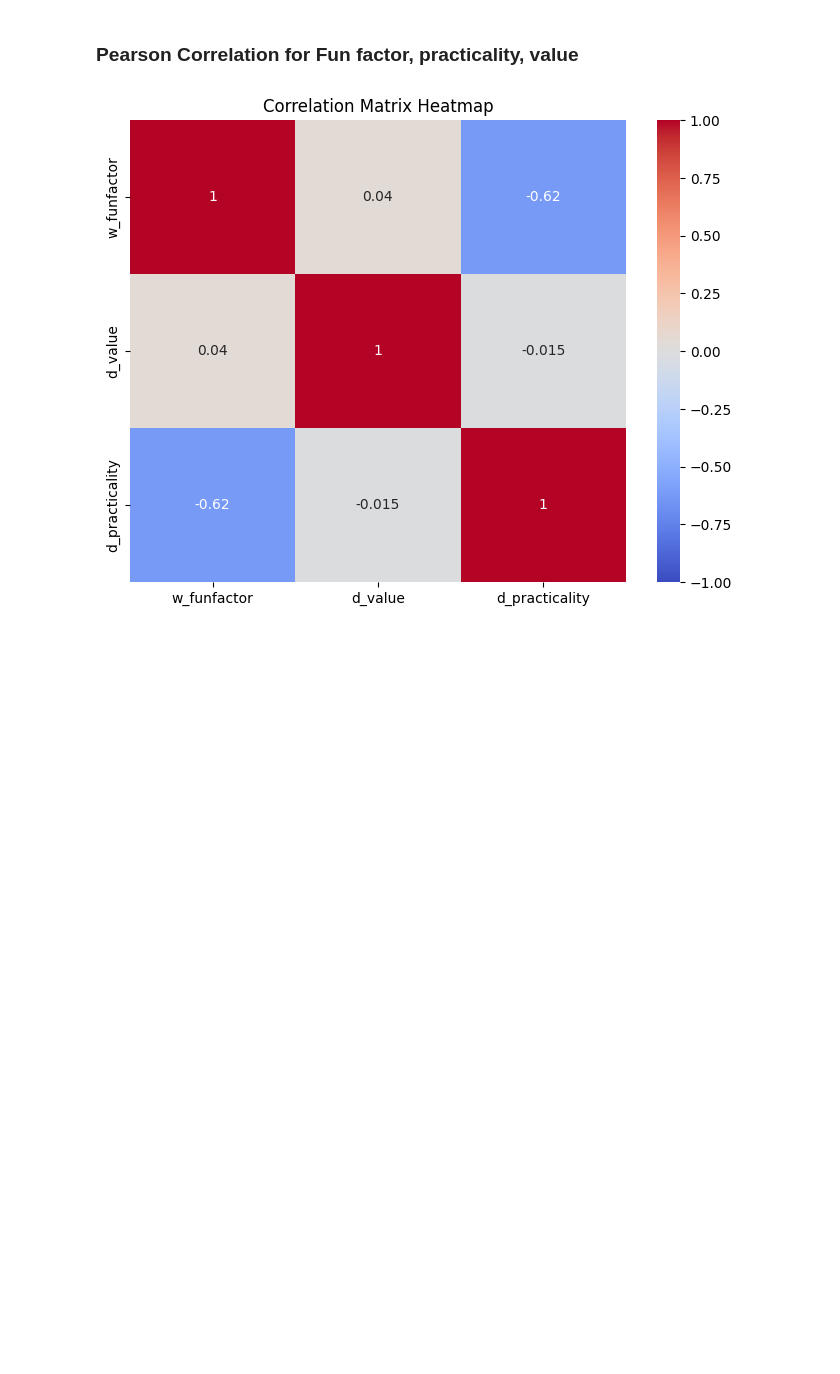
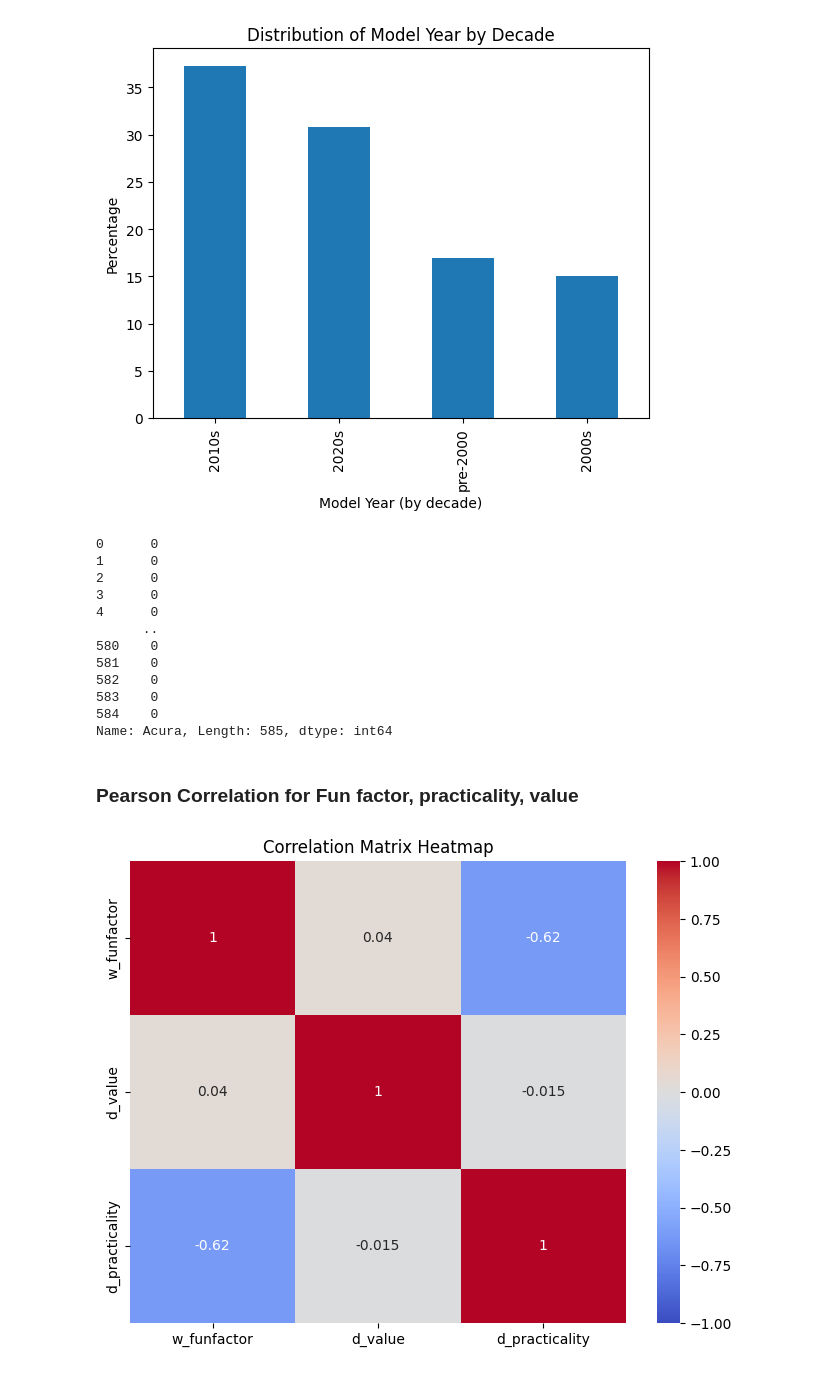
Before and after one commit to zcstarr/dougscore, a Jupyter notebook: dougs.ipynb, the cells around one changed output. Saved outputs shown, nothing was run; the diff lists cells and outputs as text; code cells hidden in the pictures; blank space fills up the shorter version.

Commit message:
feat: add groupings for model year and explain them in the regression

```diff
--- a/dougs.ipynb
+++ b/dougs.ipynb
@@ -38,3 +8,75 @@ Name: Acura, Length: 585, dtype: int64
+# %%
+FILE_NAME = "doug_score.csv"
+FILE_PATH = os.path.join(os.getcwd(), FILE_NAME)
+
+
+def load_data(file_path: str) -> pd.DataFrame:
+    df = pd.read_csv(FILE_PATH)
+    return df
+
+
+df = load_data(FILE_PATH)
+
+# one hot encoding of brand column
+df = pd.concat([df, pd.get_dummies(df["brand"], drop_first=False).astype(int)], axis=1)
+# one hot encoding of model column
+df = pd.concat([df, pd.get_dummies(df["model_year"], drop_first=False).astype(int)], axis=1)
+
+# model year groupings
+def bin_4(x: int):
+    if x >= 2020:
+        return "2020s"
+    if  x < 2020 and x >= 2010:
+        return "2010s"
+    if  x < 2010 and x >= 2000:
+        return "2000s"
+    return "pre-2000"
+
+def bin_3(x: int):
+    if x >= 2020:
+        return "2020s"
+    if  x < 2020 and x > 2000:
+        return "2000s"
+    if x <= 2000:
+        return "pre-2000"
+
+def bin_2(x: int):
+    if x >= 2020:
+        return "modern"
+    if  x < 2000:
+        return "vintage"
+df['model_year_10'] = df['model_year'].apply(lambda x: 10 * int(x / 10))
+df['model_year_4'] = df['model_year'].apply(bin_4)
+df['model_year_3'] = df['model_year'].apply(bin_3)
+df['model_year_2'] = df['model_year'].apply(bin_2)
+
+# generate histogram by percentage
+(df['model_year_4'].value_counts(normalize=True)*100).plot(kind='bar')
+plt.xlabel('Model Year (by decade)')
+plt.ylabel('Percentage')
+plt.title('Distribution of Model Year by Decade')
+plt.show()
+
+#one hot encoding of the model years
+df = pd.concat([df, pd.get_dummies(df["model_year_10"], drop_first=False, prefix="my10").astype(int)], axis=1)
+df = pd.concat([df, pd.get_dummies(df["model_year_4"], drop_first=False, prefix="my4").astype(int)], axis=1)
+df = pd.concat([df, pd.get_dummies(df["model_year_3"], drop_first=False, prefix="my3").astype(int)], axis=1)
+df = pd.concat([df, pd.get_dummies(df["model_year_2"], drop_first=False, prefix="my2").astype(int)], axis=1)
+df['Acura']
+# %% [output]
+[figure, added]
+0      0
+1      0
+2      0
+3      0
+4      0
+      ..
+580    0
+581    0
+582    0
+583    0
+584    0
+Name: Acura, Length: 585, dtype: int64
 # %% [markdown]
 ### Pearson Correlation for Fun factor, practicality, value
 # %%
```
Also changed, not shown: parts of 5 cells of this notebook.
